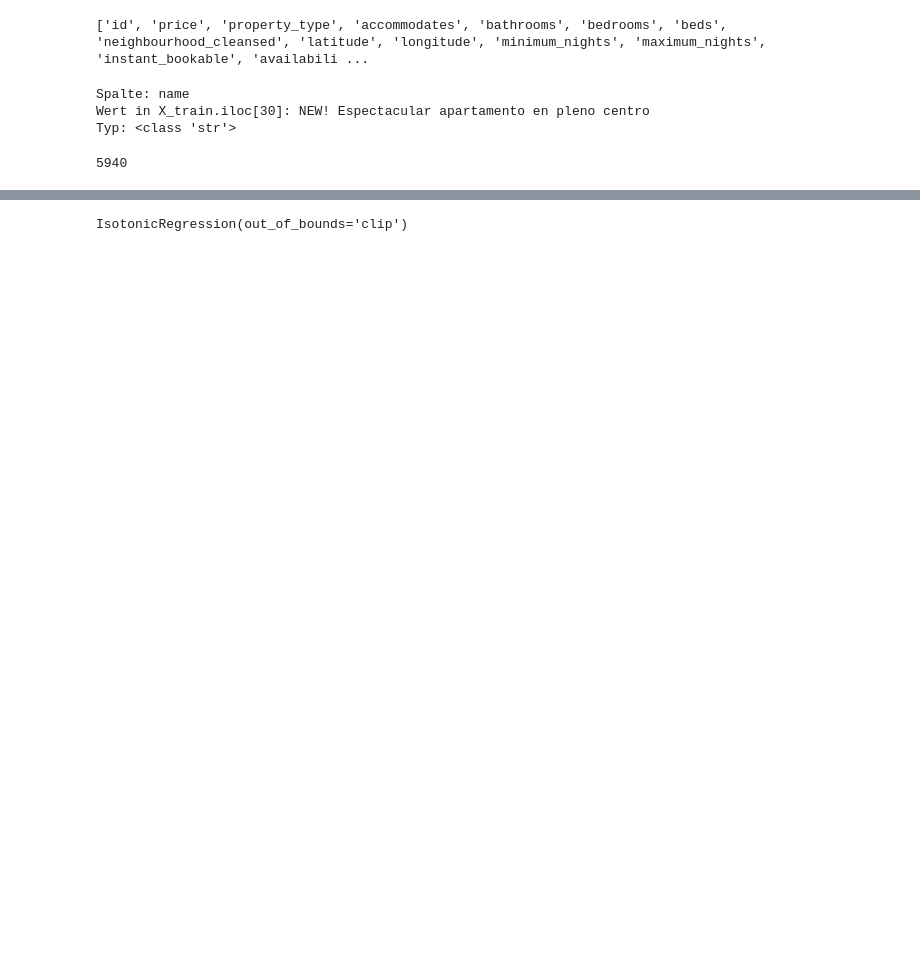
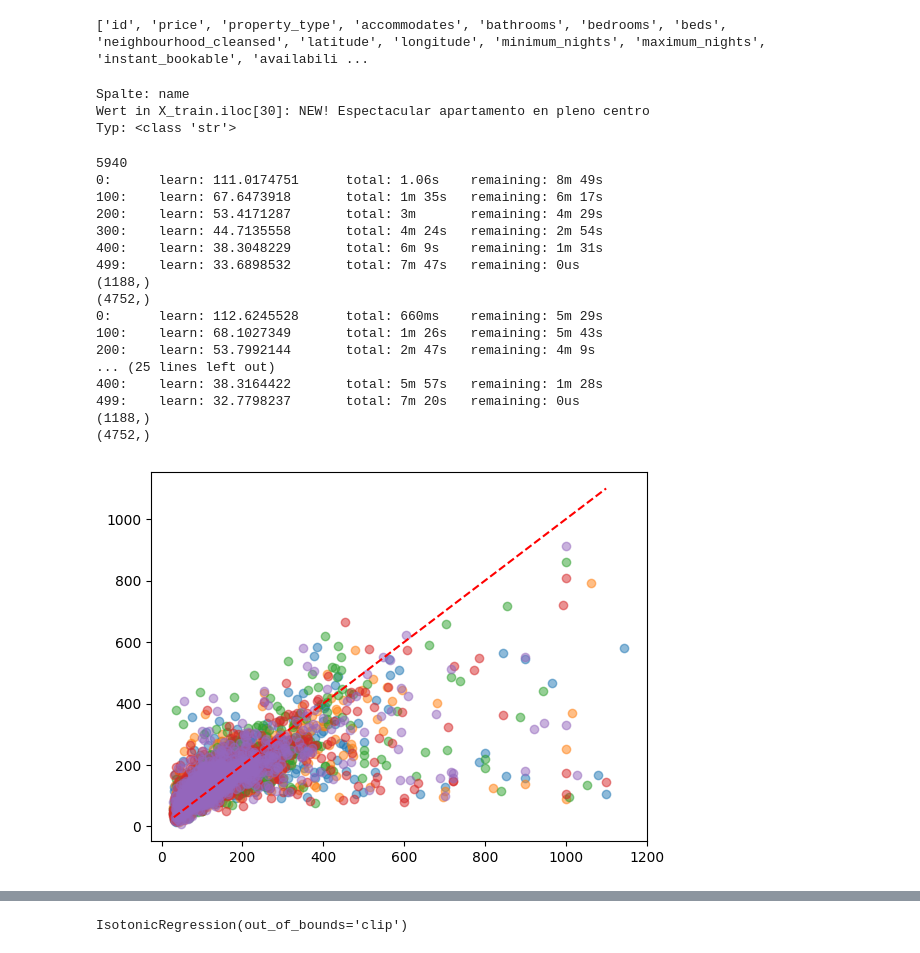
Before and after one commit to Spuphi/ML-airbnb, a Jupyter notebook: catboost_correction.ipynb, the cells around one changed output, grey strips where cells are left out. Drawn from its saved outputs; the diff is of its cells as text; code cells hidden in the pictures; blank space fills up the shorter version.

```diff
--- a/catboost_correction.ipynb
+++ b/catboost_correction.ipynb
@@ -62,7 +62,7 @@ Spalte: name
 Wert in X_train.iloc[30]: NEW! Espectacular apartamento en pleno centro
 Typ: <class 'str'>
 # %%
-kf = KFold(n_splits=2, shuffle=True, random_state=42)
+kf = KFold(n_splits=5, shuffle=True, random_state=42)
 
 print(len(X_train))
 
@@ -70,36 +70,57 @@ oof_predictions = np.zeros(len(X_train))
 
 for train_idx, val_idx in kf.split(X_train):
     X_fold_train = X_train.iloc[train_idx]
     X_fold_val = X_train.iloc[val_idx]
+    y_fold_val = y_train.iloc[val_idx]
 
     y_fold_train = y_train.iloc[train_idx]
 
     model_fold = CatBoostRegressor(
-        iterations=200,
-        learning_rate=0.05,
+        iterations=500,
+        learning_rate=0.10,
         depth=8,
         loss_function="RMSE",
         verbose=100
     )
 
     model_fold.fit(
         X_fold_train,
         y_fold_train,
         cat_features=categorical_features,
         text_features=text_features
     )
 
     y_pred = model_fold.predict(X_fold_val)
 
     oof_predictions[val_idx] = y_pred
 
     print(y_pred.shape)
     print(y_fold_train.shape)
 
-    plt.scatter(y_fold_train, y_pred)
+    plt.scatter(y_fold_val, y_pred, alpha = 0.5)
+plt.plot([y_test.min(), y_test.max()],
+         [y_test.min(), y_test.max()],
+         "r--")
 plt.show()
 # %% [output]
 5940
+0:      learn: 111.0174751      total: 1.06s    remaining: 8m 49s
+100:    learn: 67.6473918       total: 1m 35s   remaining: 6m 17s
+200:    learn: 53.4171287       total: 3m       remaining: 4m 29s
+300:    learn: 44.7135558       total: 4m 24s   remaining: 2m 54s
+400:    learn: 38.3048229       total: 6m 9s    remaining: 1m 31s
+499:    learn: 33.6898532       total: 7m 47s   remaining: 0us
+(1188,)
+(4752,)
+0:      learn: 112.6245528      total: 660ms    remaining: 5m 29s
+100:    learn: 68.1027349       total: 1m 26s   remaining: 5m 43s
+200:    learn: 53.7992144       total: 2m 47s   remaining: 4m 9s
+... (25 lines left out)
+400:    learn: 38.3164422       total: 5m 57s   remaining: 1m 28s
+499:    learn: 32.7798237       total: 7m 20s   remaining: 0us
+(1188,)
+(4752,)
+[figure, added]
 # %%
 #---calibration model
 
```
Also changed, not shown: parts of 7 cells of this notebook.
